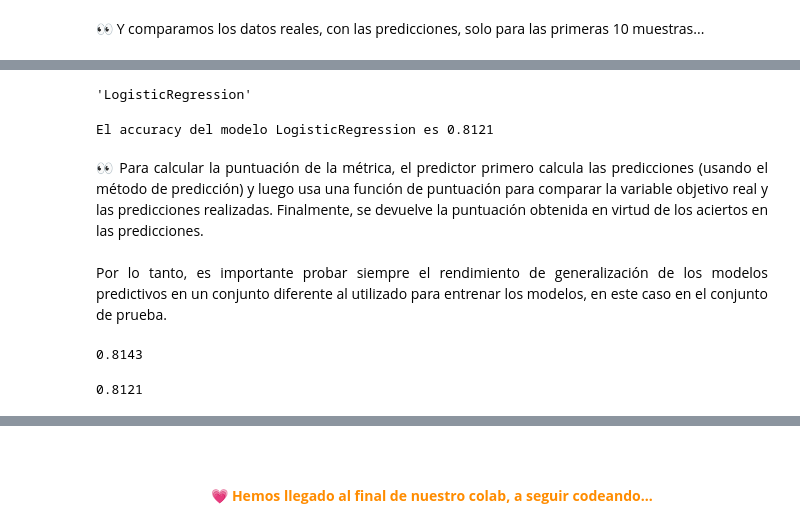
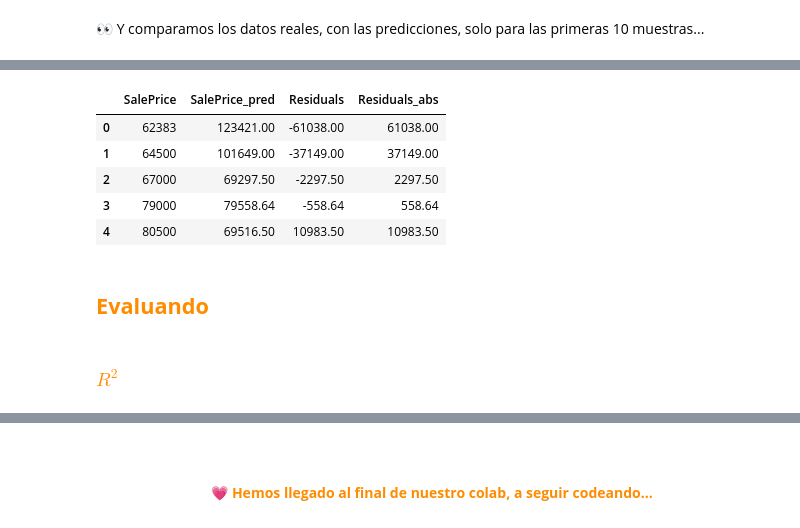
Before and after one commit to Viny2030/Aconcagua, a Jupyter notebook: scikit_001_01.ipynb, the cells around one changed output, grey strips where cells are left out. Cells and saved outputs as stored; diff of their text form; code cells hidden in the pictures.

```diff
--- a/scikit_001_01.ipynb
+++ b/scikit_001_01.ipynb
@@ -269,3 +282,5 @@ El conjunto de datos contiene 48842 registros y 5 variables explicativas
+# %%
+X_train, X_test, y_train, y_test = train_test_split(X, y, test_size=0.2, random_state=42)
 # %% [markdown]
  # **<font color="DarkOrange">Ajustar un modelo y hacer predicciones</font>**
 # %% [markdown]
@@ -304,0 +296,3 @@ En resumen, el script crea un modelo de regresión logística y lo entrena utili
+# %%
+model = RandomForestRegressor(random_state=42)
+model.fit(X_train, y_train)
@@ -322,3 +341,3 @@ o para transformar datos (para transformadores). <br><br>Tanto el algoritmo de a
 # %%
-target_predicted = model.predict(X)
+y_pred = model.predict(X_test)
 # %%
@@ -502,3 +374,0 @@ df_train.shape
-# %%
-y_test = df_test["class"]
-X_test = df_test.drop(columns=["class"])
@@ -548,23 +375,20 @@ round(accuracy,4)
-# %%
-model_name = model.__class__.__name__
-model_name
-# %% [output]
-'LogisticRegression'
-# %%
-print("")
-print(f"El accuracy del modelo {model_name} es "
-      f"{accuracy:.4f}")
-# %% [output]
-El accuracy del modelo LogisticRegression es 0.8121
-# %% [markdown]
-<p align="justify">
-👀 Para calcular la puntuación de la métrica, el predictor primero calcula las predicciones (usando el método de predicción) y luego usa una función de puntuación para comparar la variable objetivo real y las predicciones realizadas. Finalmente, se devuelve la puntuación obtenida en virtud de los aciertos en las predicciones.<br><br>Por lo tanto, es importante probar siempre el rendimiento de generalización de los modelos predictivos en un conjunto diferente al utilizado para entrenar los modelos, en este caso en el conjunto de prueba.
-</p>
-# %%
-round(model.score(X, y),4)
-# %% [output]
-0.8143
-# %%
-round(model.score(X_test, y_test),4)
-# %% [output]
-0.8121
+# %%
+df = pd.DataFrame()
+df["SalePrice"] = y_test
+df["SalePrice_pred"] = y_pred
+df["Residuals"] = df["SalePrice"] - df["SalePrice_pred"]
+df["Residuals_abs"] = df["Residuals"].abs()
+df.sort_values(by="SalePrice", inplace=True)
+df.reset_index(drop=True,inplace=True)
+df.head()
+# %% [output]
+|  | SalePrice | SalePrice_pred | Residuals | Residuals_abs |
+| 0 | 62383 | 123421.00 | -61038.00 | 61038.00 |
+| 1 | 64500 | 101649.00 | -37149.00 | 37149.00 |
+| 2 | 67000 | 69297.50 | -2297.50 | 2297.50 |
+| 3 | 79000 | 79558.64 | -558.64 | 558.64 |
+| 4 | 80500 | 69516.50 | 10983.50 | 10983.50 |
+# %% [markdown]
+ ## **<font color="DarkOrange">Evaluando</font>**
+# %% [markdown]
+ ### **<font color="DarkOrange">$R^2$**
```
Also changed, not shown: parts of 97 cells of this notebook.
